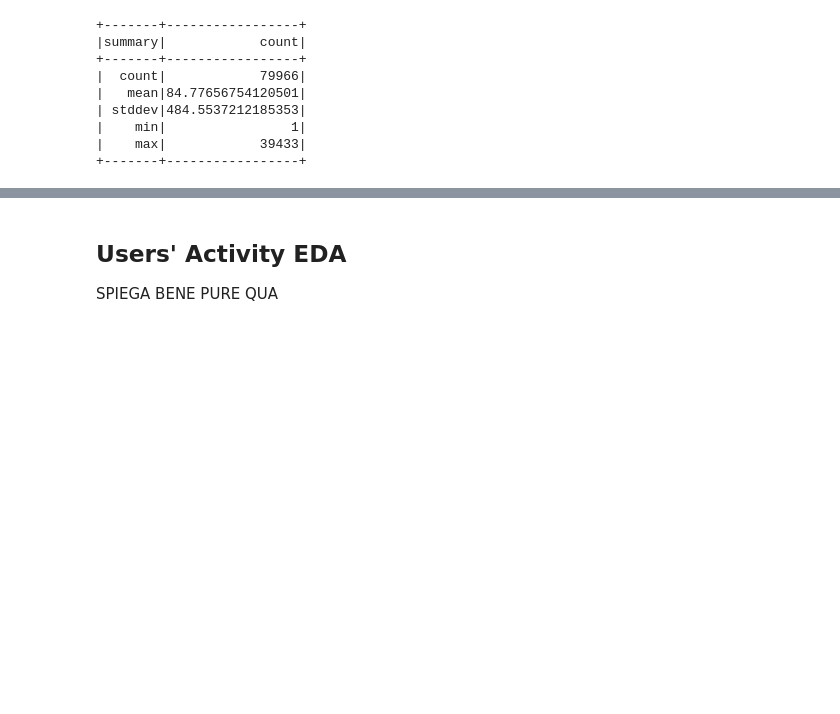
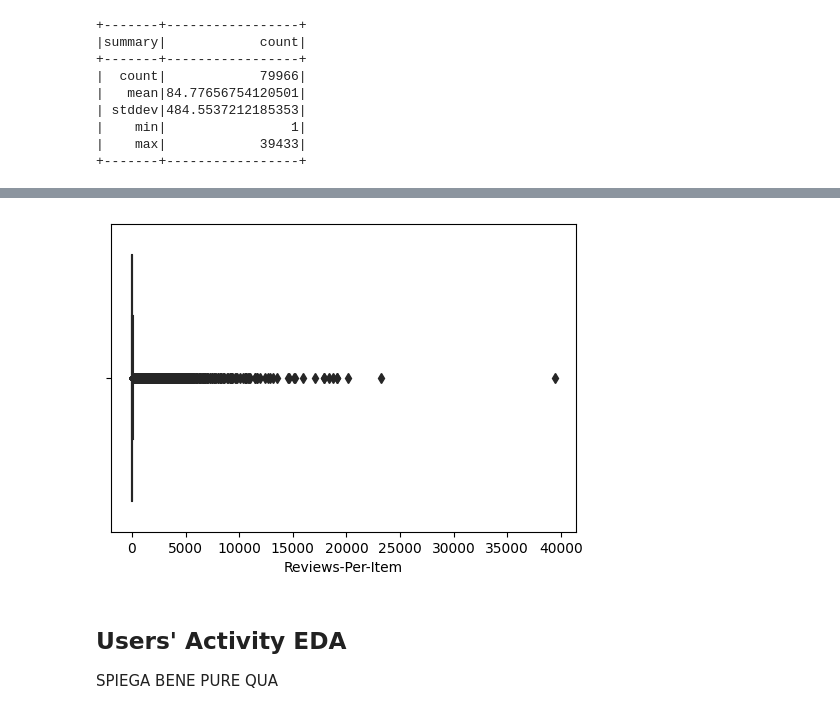
Before and after one commit to LuciaFores/big-data-computing, a Jupyter notebook: Project/Videogame_Recommender_System.ipynb, the cells around one changed output, grey strips where cells are left out. Cells and saved outputs as stored; diff of their text form; code cells hidden in the pictures; blank space fills up the shorter version.

```diff
--- a/Project/Videogame_Recommender_System.ipynb
+++ b/Project/Videogame_Recommender_System.ipynb
@@ -1242,3 +1226,11 @@ plot_cdf_with_focus(pd_videogames_popularity_df['count'], x_min, x_max, 'CDF Rev
+# %%
+fig, ax = plt.subplots(1,1, figsize=(6,4))
+
+#_ = sns.boxplot(x=pd_videogames_popularity_df.count, color="g")
+_ = sns.boxplot(x="count", data=pd_videogames_popularity_df, color="g")
+_ = ax.set_xlabel("Reviews-Per-Item")
+# %% [output]
+[figure, added]
 # %% [markdown]
 ## Users' Activity EDA
 SPIEGA BENE PURE QUA
```
Also changed, not shown: parts of 40 cells of this notebook, 1 other file.
